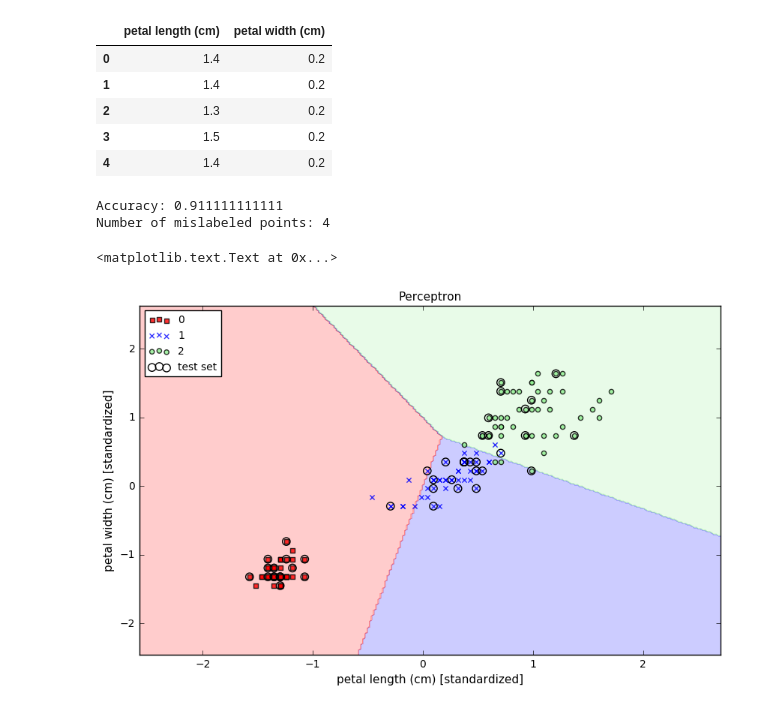
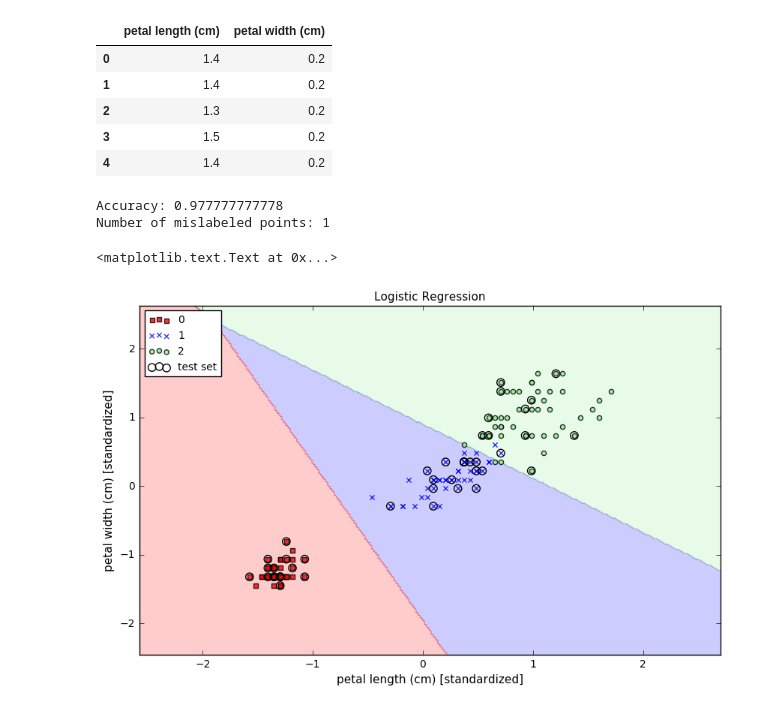
Before and after one commit to jmoianes/MachineLearning, a Jupyter notebook: 02 Classification/03 Logistic Regression.ipynb, the cells around one changed output. Drawn from its saved outputs; the diff is of its cells as text; code cells hidden in the pictures.

Commit message:
adding logistic regression and some minor modifications

```diff
--- a/02 Classification/03 Logistic Regression.ipynb
+++ b/02 Classification/03 Logistic Regression.ipynb
@@ -239,20 +285,20 @@ X.head()
 # %%
 X_train, X_test, y_train, y_test = train_test_split(X, y, test_size=0.3, random_state=0)
 sc = StandardScaler(with_mean=True, with_std=True)
 sc.fit(X_train)
 
 X_train_std = sc.transform(X_train)
 X_test_std = sc.transform(X_test)
 
-ppn = Perceptron(n_iter=40, eta0=0.1, random_state=0)
-ppn.fit(X_train_std, y_train)
+lr = LogisticRegression(C=1e3, random_state=0)
+lr.fit(X_train_std, y_train)
 
-plot_decision_regions(X_train_std, X_test_std, y_train, y_test, classifier=ppn, test_marker=True)
-plt.title('Perceptron')
+plot_decision_regions(X_train_std, X_test_std, y_train, y_test, classifier=lr, test_marker=True)
+plt.title('Logistic Regression')
 plt.xlabel('petal length (cm) [standardized]')
 plt.ylabel('petal width (cm) [standardized]')
 # %% [output]
-Accuracy: 0.911111111111
-Number of mislabeled points: 4
+Accuracy: 0.977777777778
+Number of mislabeled points: 1
 <matplotlib.text.Text at 0x...>
-[figure, old version]
+[figure, new version]
```
Also changed, not shown: parts of 19 cells of this notebook, 5 other files.
